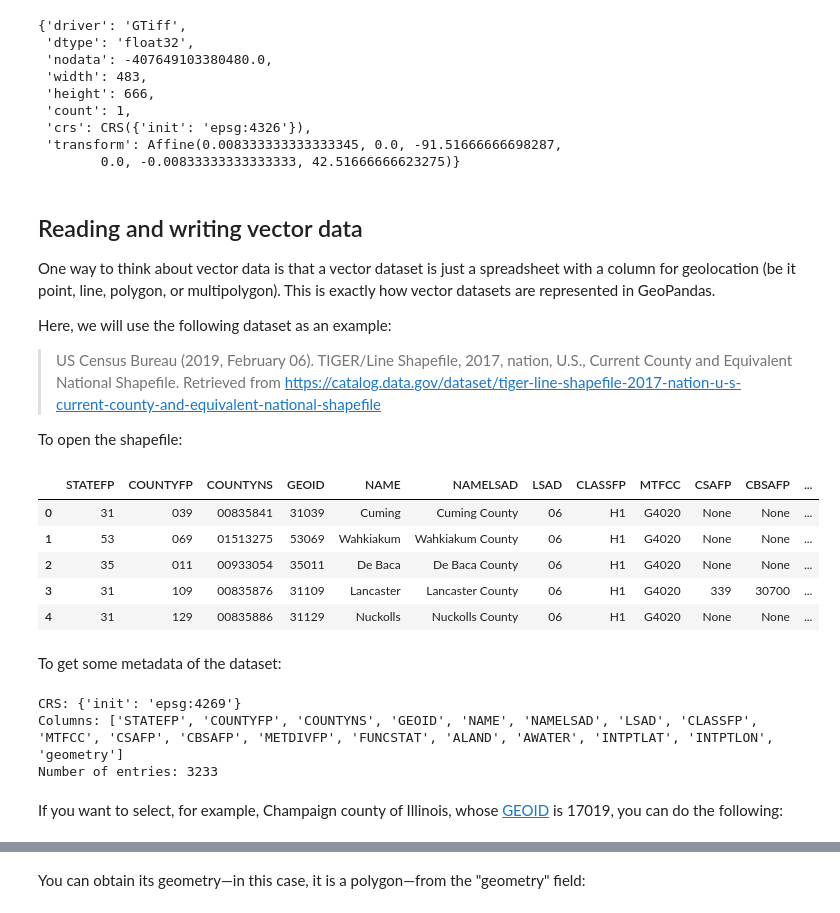
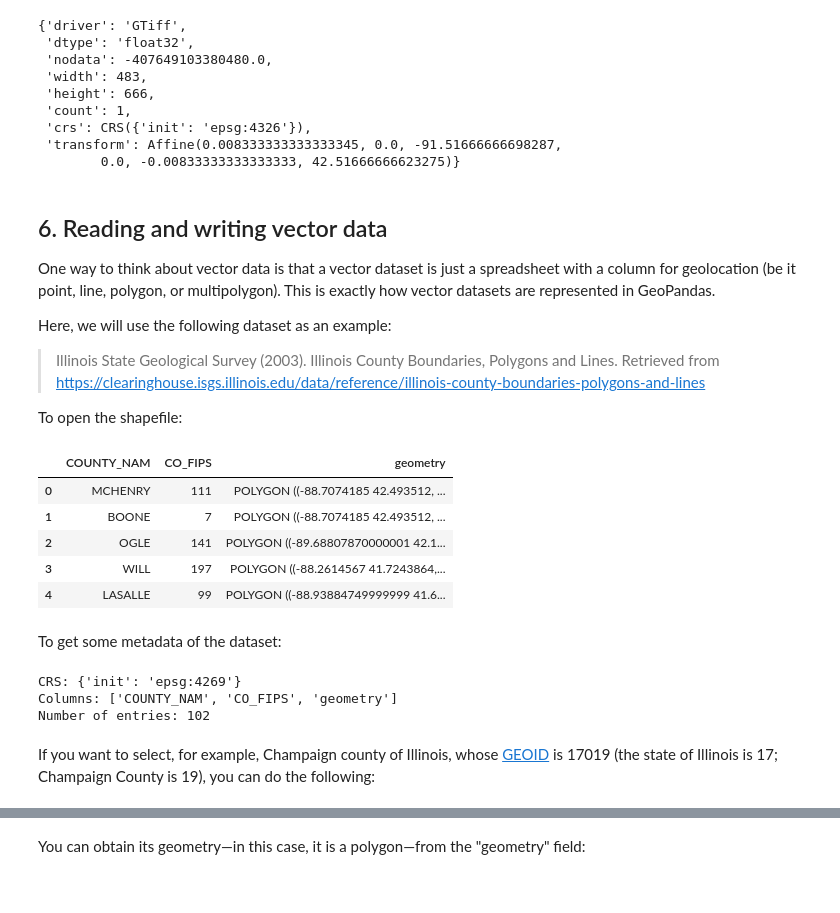
Before and after one commit to sibocw/geospatial-quickstart, a Jupyter notebook: 1hr-cookbook.ipynb, the cells around one changed output, grey strips where cells are left out. Saved outputs shown, nothing was run; the diff lists cells and outputs as text; code cells hidden in the pictures.

```diff
--- a/1hr-cookbook.ipynb
+++ b/1hr-cookbook.ipynb
@@ -244,34 +244,34 @@ full_metadata
  'transform': Affine(0.008333333333333345, 0.0, -91.51666666698287,
         0.0, -0.00833333333333333, 42.51666666623275)}
 # %% [markdown]
-## Reading and writing vector data
+## 6. Reading and writing vector data
 
 One way to think about vector data is that a vector dataset is just a spreadsheet with a column for geolocation (be it point, line, polygon, or multipolygon). This is exactly how vector datasets are represented in GeoPandas.
 
 Here, we will use the following dataset as an example:
-> US Census Bureau (2019, February 06). TIGER/Line Shapefile, 2017, nation, U.S., Current County and Equivalent National Shapefile. Retrieved from https://catalog.data.gov/dataset/tiger-line-shapefile-2017-nation-u-s-current-county-and-equivalent-national-shapefile
+> Illinois State Geological Survey (2003). Illinois County Boundaries, Polygons and Lines. Retrieved from https://clearinghouse.isgs.illinois.edu/data/reference/illinois-county-boundaries-polygons-and-lines
 
 To open the shapefile:
 # %%
-ds = gpd.read_file('data/tl_2017_us_county.shp')
-ds.head()    # get a preview of the first few entries
+vector_ds = gpd.read_file('data/IL_BNDY_County/IL_BNDY_County_Py.shp')
+vector_ds.head()    # get a preview of the first few entries
 # %% [output]
-|  | STATEFP | COUNTYFP | COUNTYNS | GEOID | NAME | NAMELSAD | LSAD | CLASSFP | MTFCC | CSAFP | CBSAFP | ... |
-| 0 | 31 | 039 | 00835841 | 31039 | Cuming | Cuming County | 06 | H1 | G4020 | None | None | ... |
-| 1 | 53 | 069 | 01513275 | 53069 | Wahkiakum | Wahkiakum County | 06 | H1 | G4020 | None | None | ... |
-| 2 | 35 | 011 | 00933054 | 35011 | De Baca | De Baca County | 06 | H1 | G4020 | None | None | ... |
-| 3 | 31 | 109 | 00835876 | 31109 | Lancaster | Lancaster County | 06 | H1 | G4020 | 339 | 30700 | ... |
-| 4 | 31 | 129 | 00835886 | 31129 | Nuckolls | Nuckolls County | 06 | H1 | G4020 | None | None | ... |
+|  | COUNTY_NAM | CO_FIPS | geometry |
+| 0 | MCHENRY | 111 | POLYGON ((-88.7074185 42.493512, ... |
+| 1 | BOONE | 7 | POLYGON ((-88.7074185 42.493512, ... |
+| 2 | OGLE | 141 | POLYGON ((-89.68807870000001 42.1... |
+| 3 | WILL | 197 | POLYGON ((-88.2614567 41.7243864,... |
+| 4 | LASALLE | 99 | POLYGON ((-88.93884749999999 41.6... |
 # %% [markdown]
 To get some metadata of the dataset:
 # %%
-print('CRS: %s' % str(ds.crs))
-print('Columns: %s' % str(list(ds.columns)))
-print('Number of entries: %d' % ds.shape[0])
+print('CRS: %s' % str(vector_ds.crs))
+print('Columns: %s' % str(list(vector_ds.columns)))
+print('Number of entries: %d' % vector_ds.shape[0])
 # %% [output]
 CRS: {'init': 'epsg:4269'}
-Columns: ['STATEFP', 'COUNTYFP', 'COUNTYNS', 'GEOID', 'NAME', 'NAMELSAD', 'LSAD', 'CLASSFP', 'MTFCC', 'CSAFP', 'CBSAFP', 'METDIVFP', 'FUNCSTAT', 'ALAND', 'AWATER', 'INTPTLAT', 'INTPTLON', 'geometry']
-Number of entries: 3233
+Columns: ['COUNTY_NAM', 'CO_FIPS', 'geometry']
+Number of entries: 102
 # %% [markdown]
-If you want to select, for example, Champaign county of Illinois, whose [GEOID](https://www.census.gov/programs-surveys/geography/guidance/geo-identifiers.html) is 17019, you can do the following:
+If you want to select, for example, Champaign county of Illinois, whose [GEOID](https://www.census.gov/programs-surveys/geography/guidance/geo-identifiers.html) is 17019 (the state of Illinois is 17; Champaign County is 19), you can do the following:
 # %%
```
Also changed, not shown: parts of 33 cells of this notebook.
